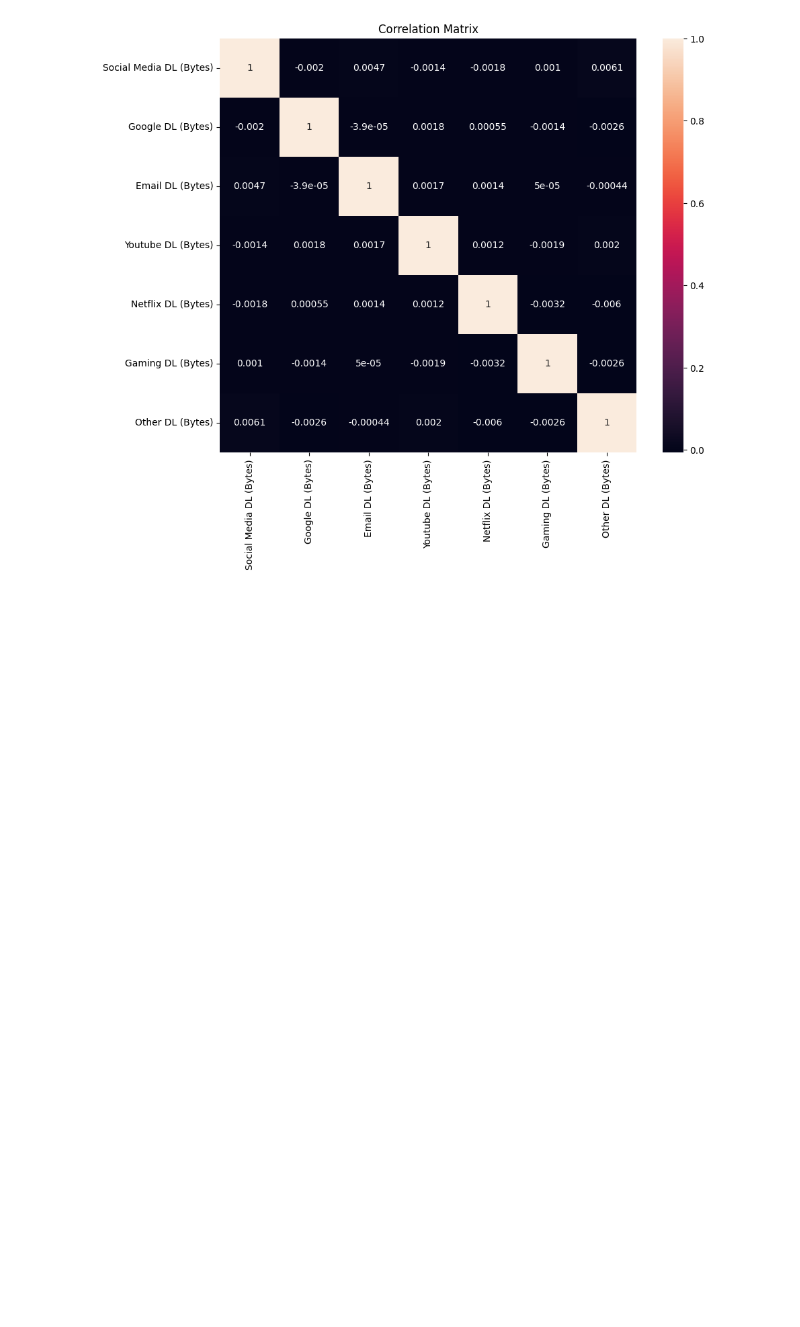
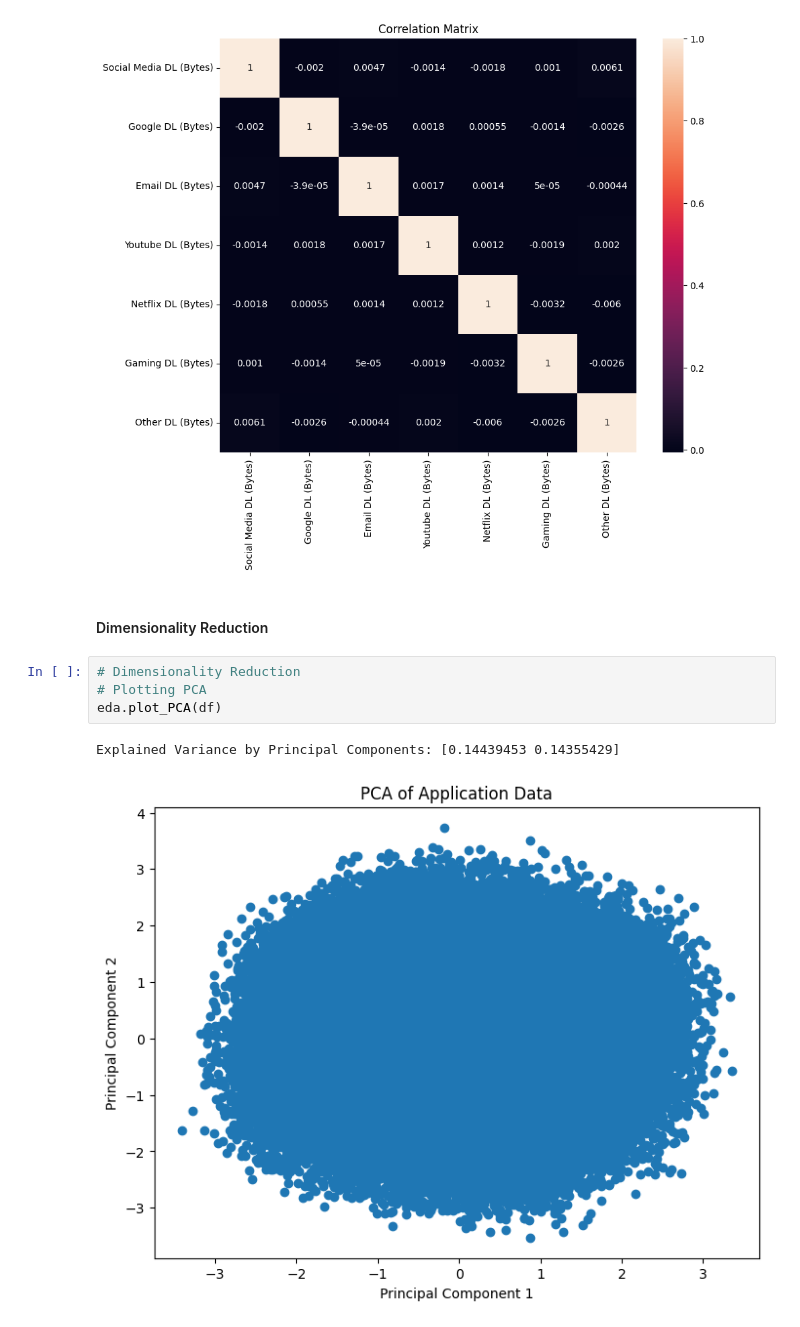
Before and after one commit to GetieBalew24/TellCo_Telecom_Analysis, a Jupyter notebook: notebooks/user_overview_analysis.ipynb, the cells around one changed output. Drawn from its saved outputs; the diff is of its cells as text; blank space fills up the shorter version.

Commit message:
Dimensionality Reduction

```diff
--- a/notebooks/user_overview_analysis.ipynb
+++ b/notebooks/user_overview_analysis.ipynb
@@ -321,3 +321,12 @@ eda.plot_bivariate_analysis(df)
 eda.corr_analysis(df)
 # %% [output]
 [figure]
+# %% [markdown]
+#### Dimensionality Reduction
+# %%
+# Dimensionality Reduction
+# Plotting PCA
+eda.plot_PCA(df)
+# %% [output]
+Explained Variance by Principal Components: [0.14439453 0.14355429]
+[figure, added]
```
Also changed, not shown: 1 other file.
